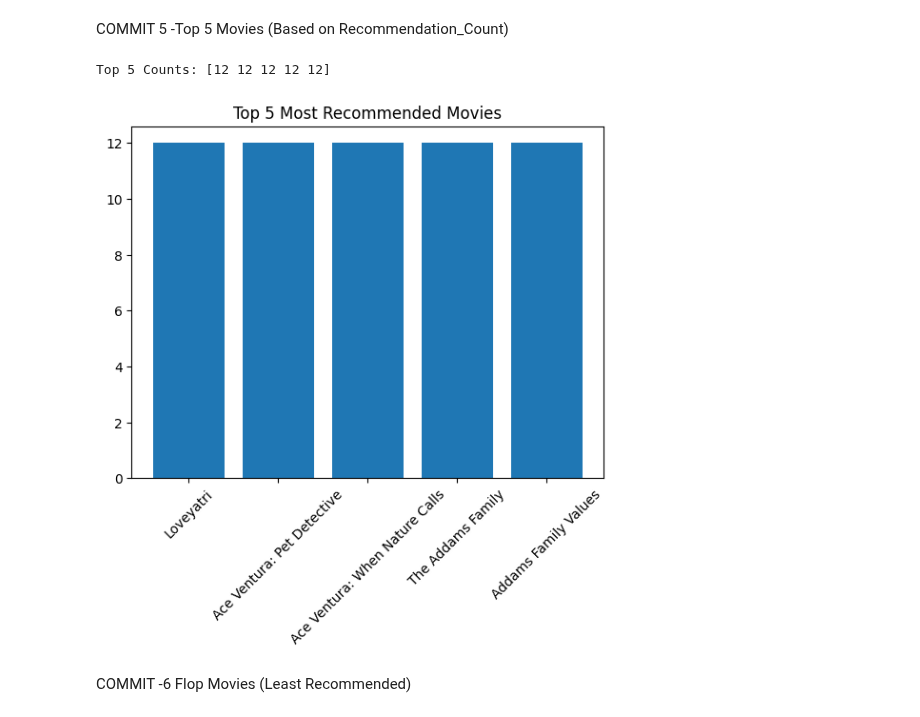
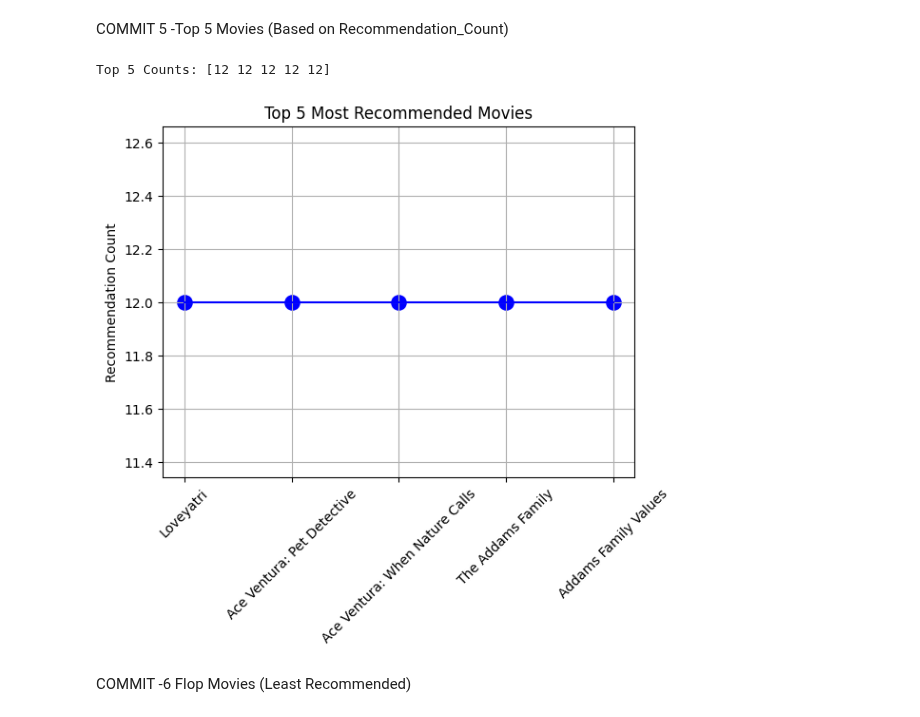
Before and after one commit to ameena0726-ops/Netflix-Analysis, a Jupyter notebook: Netflix_Content_Genre (1).ipynb, the cells around one changed output. Drawn from its saved outputs; the diff is of its cells as text; code cells hidden in the pictures.

```diff
--- a/Netflix_Content_Genre (1).ipynb
+++ b/Netflix_Content_Genre (1).ipynb
@@ -460,18 +606,22 @@ COMMIT 5 -Top 5 Movies (Based on Recommendation_Count)
 # %%
 top5 = df.sort_values('Recommendation_Count', ascending=False).head(5)
 
 # NumPy array of counts
 top5_np = top5['Recommendation_Count'].to_numpy()
 print("Top 5 Counts:", top5_np)
 
-# Plot
-plt.bar(top5['Title'], top5['Recommendation_Count'])
+# Dot graph
+plt.scatter(top5['Title'], top5['Recommendation_Count'], color='blue', s=120)  # dots
+plt.plot(top5['Title'], top5['Recommendation_Count'], color='blue')            # connecting line
+
 plt.xticks(rotation=45)
 plt.title("Top 5 Most Recommended Movies")
+plt.ylabel("Recommendation Count")
+plt.grid(True)
 plt.show()
 # %% [output]
 Top 5 Counts: [12 12 12 12 12]
-[figure, old version]
+[figure, new version]
 # %% [markdown]
 COMMIT -6 Flop Movies (Least Recommended)
 # %%
```
Also changed, not shown: parts of 12 cells of this notebook.
